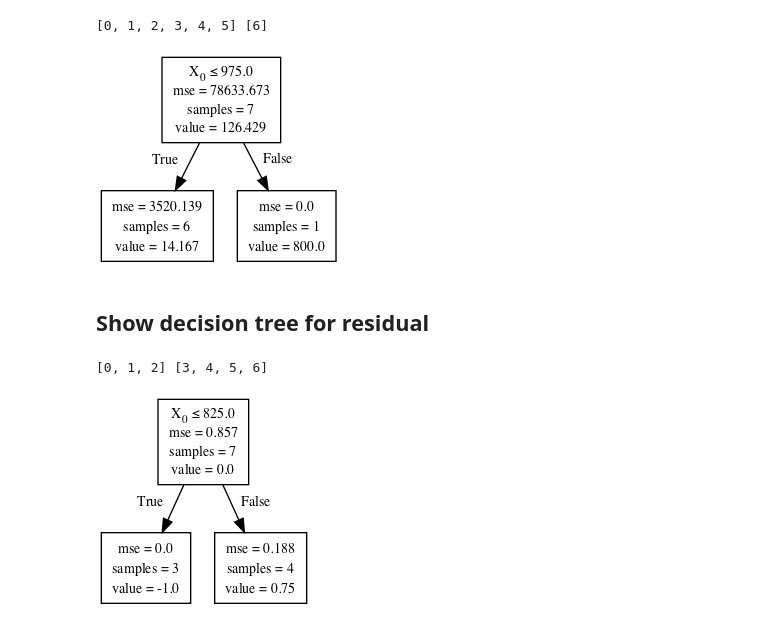
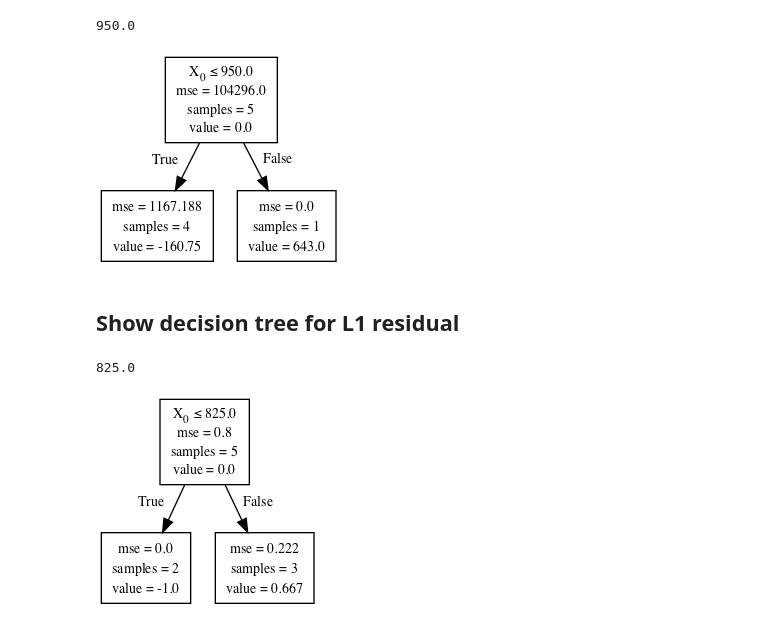
Before and after one commit to parrt/ml-articles, a Jupyter notebook: gradient-boosting/notebooks/dev-descent.ipynb, the cells around one changed output. Saved outputs shown, nothing was run; the diff lists cells and outputs as text; code cells hidden in the pictures.

Commit message:
add Notebook for gradient descent to show mae vs mse

```diff
--- a/gradient-boosting/notebooks/dev-descent.ipynb
+++ b/gradient-boosting/notebooks/dev-descent.ipynb
@@ -70,0 +103,16 @@ df
+# %%
+df = data()
+df_l2 = df.copy()
+df_l1 = df.copy()
+plt.plot(df.sqfeet,df.rent,'o')
+
+m = df.rent.mean()
+mm = np.empty(len(df))
+mm.fill(m)
+plt.plot(df.sqfeet,mm)
+
+md = df.rent.median()
+md2 = np.empty(len(df))
+md2.fill(md)
+plt.plot(df.sqfeet,md2, linestyle=':')
+plt.show()
@@ -73,33 +211,36 @@ df
 # %%
-from sklearn import tree
-from sklearn.externals.six import StringIO
-import pydotplus # must install
-from IPython.display import Image
+# t = tree.DecisionTreeRegressor(max_depth=1)
+# t.fit(df.sqfeet.values.reshape(-1, 1), df.res1)
+# t.predict(df.sqfeet.values.reshape(-1, 1))
+# print(get_leaf_samples(t)[1], get_leaf_samples(t)[2])
+# print(t.tree_.threshold[0])
 
-t = tree.DecisionTreeRegressor(max_depth=1)
-t.fit(df.sqfeet.values.reshape(-1, 1), df.res1)
-t.predict(df.sqfeet.values.reshape(-1, 1))
-print(get_leaf_samples(t)[1], get_leaf_samples(t)[2])
+t = L2Stump(df_l1.sqfeet, df_l2.res1)
+print(t.split)
 
 dot_data = StringIO()
-tree.export_graphviz(t, dot_data, special_characters=True)
+tree.export_graphviz(t.tree_, dot_data, special_characters=True)
 graph = pydotplus.graph_from_dot_data(dot_data.getvalue())
 Image(graph.create_png())
 # %% [output]
-[0, 1, 2, 3, 4, 5] [6]
+950.0
-[figure, old version]
+[figure, new version]
 # %% [markdown]
-## Show decision tree for residual
+## Show decision tree for L1 residual
 # %%
-t = tree.DecisionTreeRegressor(max_depth=1)
-t.fit(df.sqfeet.values.reshape(-1, 1), df.sign1)
-t.predict(df.sqfeet.values.reshape(-1, 1))
-print(get_leaf_samples(t)[1], get_leaf_samples(t)[2])
+# t = tree.DecisionTreeRegressor(max_depth=1)
+# t.fit(df.sqfeet.values.reshape(-1, 1), df.sign1)
+# t.predict(df.sqfeet.values.reshape(-1, 1))
+# print(get_leaf_samples(t)[1], get_leaf_samples(t)[2])
+# print(t.tree_.threshold[0])
+
+t = L1Stump(df_l1.sqfeet, df_l1.sign1, df_l1.res1)
+print(t.split)
 
 dot_data = StringIO()
-tree.export_graphviz(t, dot_data, special_characters=True)
+tree.export_graphviz(t.tree_, dot_data, special_characters=True)
 graph = pydotplus.graph_from_dot_data(dot_data.getvalue())
 Image(graph.create_png())
 # %% [output]
-[0, 1, 2] [3, 4, 5, 6]
+825.0
-[figure, old version]
+[figure, new version]
```
Also changed, not shown: parts of 8 cells of this notebook, 2 other files.
